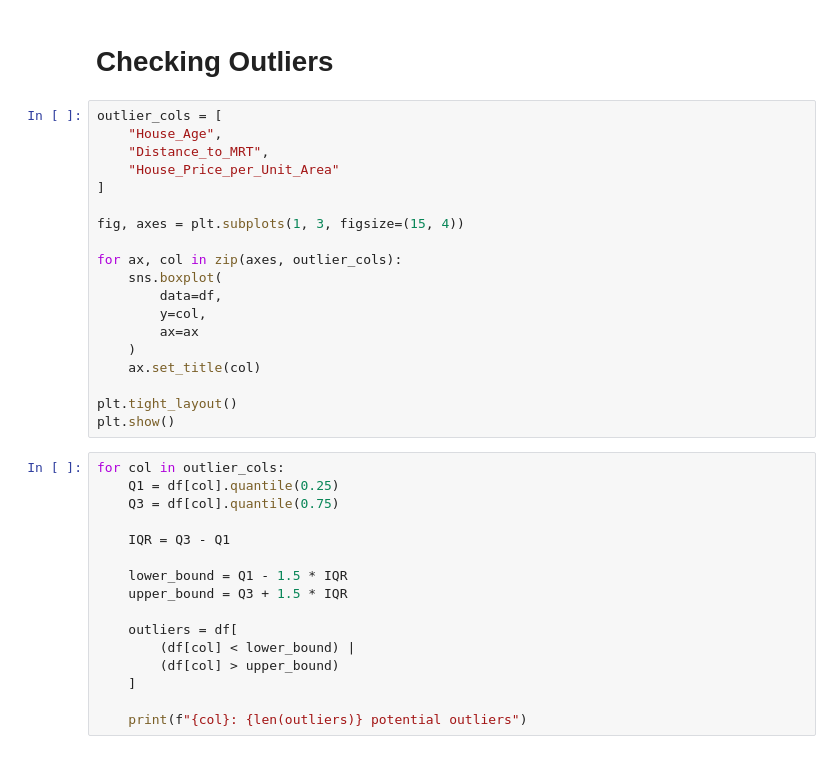
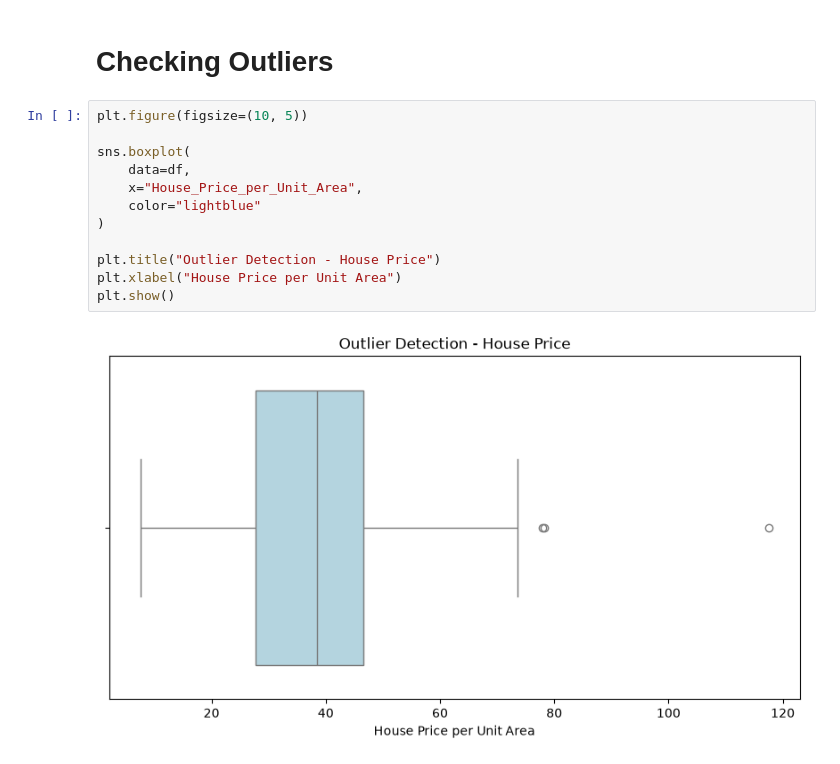
Before and after one commit to sba25049-boop/ML-CA1_sba25049_1126, a Jupyter notebook: Mariana_Garcia_sba25049_CA1.ipynb, the cells around one changed output. Drawn from its saved outputs; the diff is of its cells as text.

Commit message:
Outliers
Checked outliers
Outliers investigation
Outliers treatment

```diff
--- a/Mariana_Garcia_sba25049_CA1.ipynb
+++ b/Mariana_Garcia_sba25049_CA1.ipynb
@@ -423,37 +437,16 @@ plt.show()
 # %% [markdown]
 # Checking Outliers
-# %%
-outlier_cols = [
-    "House_Age",
-    "Distance_to_MRT",
-    "House_Price_per_Unit_Area"
-]
-
-fig, axes = plt.subplots(1, 3, figsize=(15, 4))
-
-for ax, col in zip(axes, outlier_cols):
-    sns.boxplot(
-        data=df,
-        y=col,
-        ax=ax
-    )
-    ax.set_title(col)
-
-plt.tight_layout()
-plt.show()
-# %%
-for col in outlier_cols:
-    Q1 = df[col].quantile(0.25)
-    Q3 = df[col].quantile(0.75)
-
-    IQR = Q3 - Q1
-
-    lower_bound = Q1 - 1.5 * IQR
-    upper_bound = Q3 + 1.5 * IQR
-
-    outliers = df[
-        (df[col] < lower_bound) |
-        (df[col] > upper_bound)
-    ]
-
-    print(f"{col}: {len(outliers)} potential outliers")
+# %%
+plt.figure(figsize=(10, 5))
+
+sns.boxplot(
+    data=df,
+    x="House_Price_per_Unit_Area",
+    color="lightblue"
+)
+
+plt.title("Outlier Detection - House Price")
+plt.xlabel("House Price per Unit Area")
+plt.show()
+# %% [output]
+[figure, added]
```
Also changed, not shown: parts of 38 cells of this notebook.
